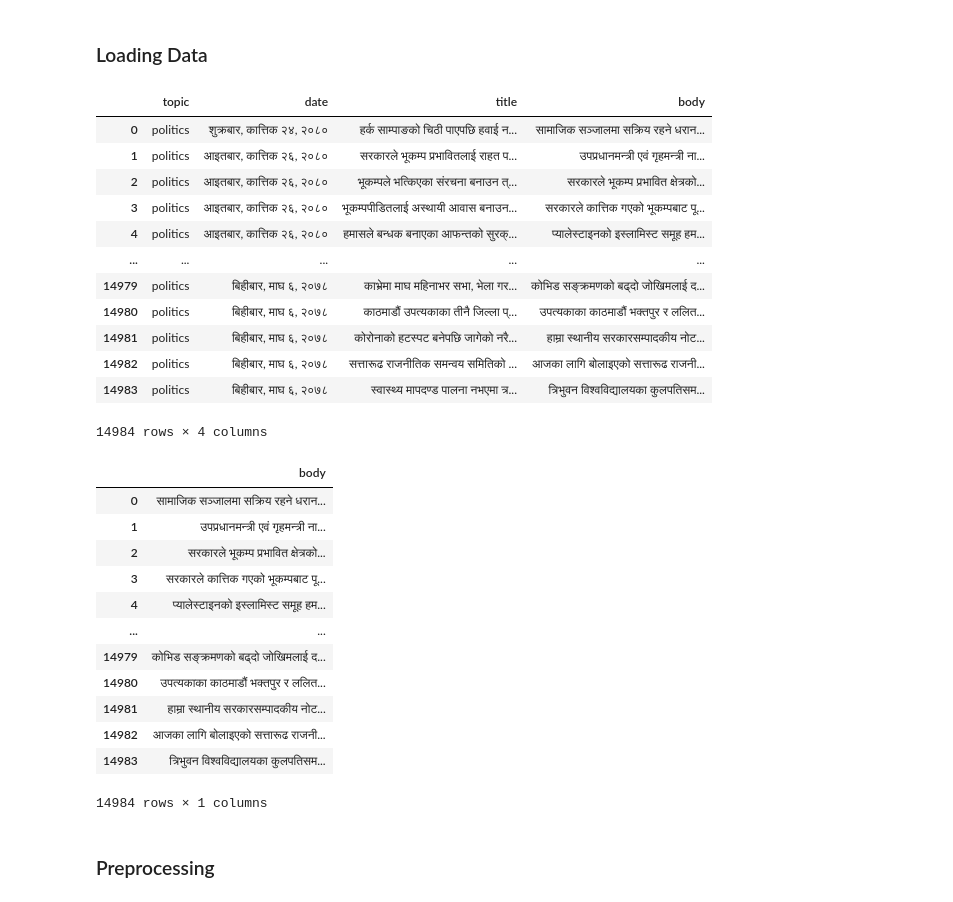
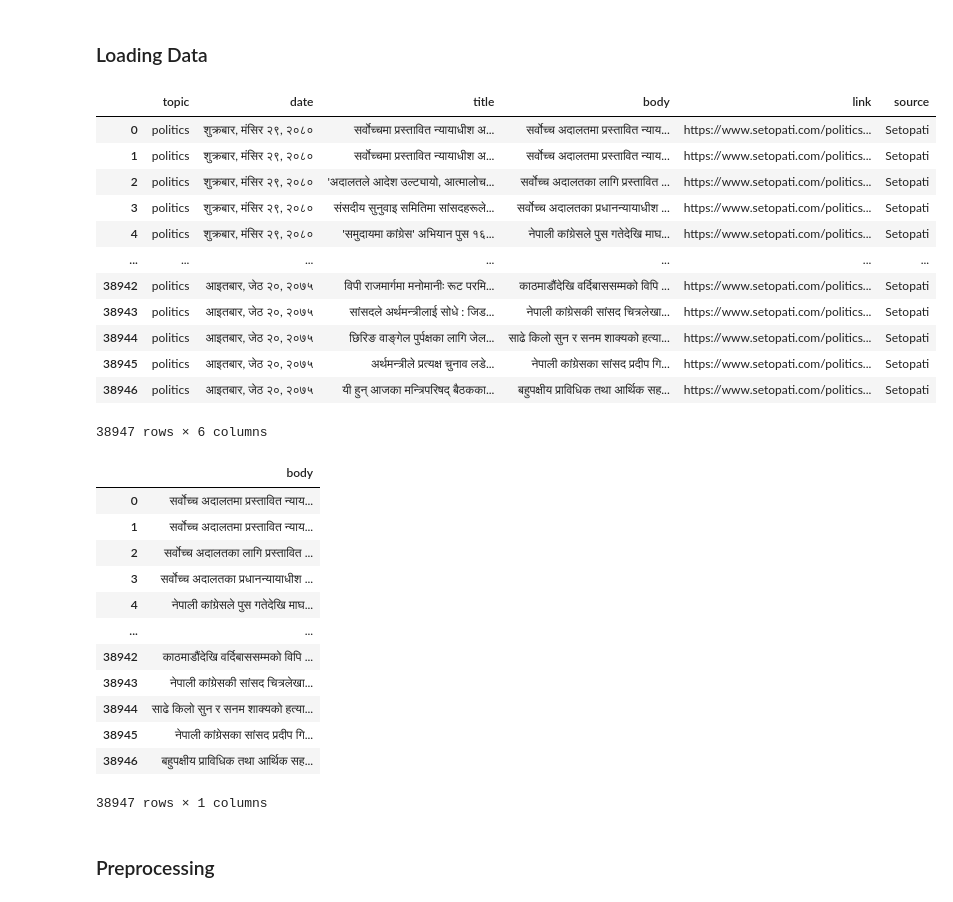
Before and after one commit to adh-aashish/topic_modeling, a Jupyter notebook: notebook/lda_political_news.ipynb, the cells around one changed output. Saved outputs shown, nothing was run; the diff lists cells and outputs as text; code cells hidden in the pictures.

```diff
--- a/notebook/lda_political_news.ipynb
+++ b/notebook/lda_political_news.ipynb
@@ -8,38 +10,38 @@ import nltk
 # %%
-df = pd.read_csv("../data/news-setopati/news-setopati-processed.csv")
+df = pd.read_csv("../data/news-setopati/news_setopati_preprocessed_1.csv")
 df
 # %% [output]
-|  | topic | date | title | body |
-| 0 | politics | शुक्रबार, कात्तिक २४, २०८० | हर्क साम्पाङको चिठी पाएपछि हवाई न... | सामाजिक सञ्जालमा सक्रिय रहने धरान... |
-| 1 | politics | आइतबार, कात्तिक २६, २०८० | सरकारले भूकम्प प्रभावितलाई राहत प... | उपप्रधानमन्त्री एवं गृहमन्त्री ना... |
-| 2 | politics | आइतबार, कात्तिक २६, २०८० | भूकम्पले भत्किएका संरचना बनाउन त्... | सरकारले भूकम्प प्रभावित क्षेत्रको... |
-| 3 | politics | आइतबार, कात्तिक २६, २०८० | भूकम्पपीडितलाई अस्थायी आवास बनाउन... | सरकारले कात्तिक गएको भूकम्पबाट पू... |
-| 4 | politics | आइतबार, कात्तिक २६, २०८० | हमासले बन्धक बनाएका आफन्तको सुरक्... | प्यालेस्टाइनको इस्लामिस्ट समूह हम... |
-| ... | ... | ... | ... | ... |
-| 14979 | politics | बिहीबार, माघ ६, २०७८ | काभ्रेमा माघ महिनाभर सभा, भेला गर... | कोभिड सङ्क्रमणको बढ्दो जोखिमलाई द... |
-| 14980 | politics | बिहीबार, माघ ६, २०७८ | काठमाडौं उपत्यकाका तीनै जिल्ला प्... | उपत्यकाका काठमाडौं भक्तपुर र ललित... |
-| 14981 | politics | बिहीबार, माघ ६, २०७८ | कोरोनाको हटस्पट बनेपछि जागेको नरै... | हाम्रा स्थानीय सरकारसम्पादकीय नोट... |
-| 14982 | politics | बिहीबार, माघ ६, २०७८ | सत्तारूढ राजनीतिक समन्वय समितिको ... | आजका लागि बोलाइएको सत्तारूढ राजनी... |
-| 14983 | politics | बिहीबार, माघ ६, २०७८ | स्वास्थ्य मापदण्ड पालना नभएमा त्र... | त्रिभुवन विश्वविद्यालयका कुलपतिसम... |
+|  | topic | date | title | body | link | source |
+| 0 | politics | शुक्रबार, मंसिर २९, २०८० | सर्वोच्चमा प्रस्तावित न्यायाधीश अ... | सर्वोच्च अदालतमा प्रस्तावित न्याय... | https://www.setopati.com/politics... | Setopati |
+| 1 | politics | शुक्रबार, मंसिर २९, २०८० | सर्वोच्चमा प्रस्तावित न्यायाधीश अ... | सर्वोच्च अदालतमा प्रस्तावित न्याय... | https://www.setopati.com/politics... | Setopati |
+| 2 | politics | शुक्रबार, मंसिर २९, २०८० | 'अदालतले आदेश उल्ट्यायो, आत्मालोच... | सर्वोच्च अदालतका लागि प्रस्तावित ... | https://www.setopati.com/politics... | Setopati |
+| 3 | politics | शुक्रबार, मंसिर २९, २०८० | संसदीय सुनुवाइ समितिमा सांसदहरूले... | सर्वोच्च अदालतका प्रधानन्यायाधीश ... | https://www.setopati.com/politics... | Setopati |
+| 4 | politics | शुक्रबार, मंसिर २९, २०८० | 'समुदायमा कांग्रेस' अभियान पुस १६... | नेपाली कांग्रेसले पुस गतेदेखि माघ... | https://www.setopati.com/politics... | Setopati |
+| ... | ... | ... | ... | ... | ... | ... |
+| 38942 | politics | आइतबार, जेठ २०, २०७५ | विपी राजमार्गमा मनोमानीः रूट परमि... | काठमाडौंदेखि वर्दिबाससम्मको विपि ... | https://www.setopati.com/politics... | Setopati |
+| 38943 | politics | आइतबार, जेठ २०, २०७५ | सांसदले अर्थमन्त्रीलाई सोधे : जिड... | नेपाली कांग्रेसकी सांसद चित्रलेखा... | https://www.setopati.com/politics... | Setopati |
+| 38944 | politics | आइतबार, जेठ २०, २०७५ | छिरिङ वाङ्गेल पुर्पक्षका लागि जेल... | साढे किलो सुन र सनम शाक्यको हत्या... | https://www.setopati.com/politics... | Setopati |
+| 38945 | politics | आइतबार, जेठ २०, २०७५ | अर्थमन्त्रीले प्रत्यक्ष चुनाव लडे... | नेपाली कांग्रेसका सांसद प्रदीप गि... | https://www.setopati.com/politics... | Setopati |
+| 38946 | politics | आइतबार, जेठ २०, २०७५ | यी हुन् आजका मन्त्रिपरिषद् बैठकका... | बहुपक्षीय प्राविधिक तथा आर्थिक सह... | https://www.setopati.com/politics... | Setopati |
-14984 rows × 4 columns
+38947 rows × 6 columns
 # %%
 unprocessed_data = pd.DataFrame(columns=['body'])
 unprocessed_data["body"] = df["body"].apply(str)
 unprocessed_data
 # %% [output]
 |  | body |
-| 0 | सामाजिक सञ्जालमा सक्रिय रहने धरान... |
-| 1 | उपप्रधानमन्त्री एवं गृहमन्त्री ना... |
-| 2 | सरकारले भूकम्प प्रभावित क्षेत्रको... |
-| 3 | सरकारले कात्तिक गएको भूकम्पबाट पू... |
-| 4 | प्यालेस्टाइनको इस्लामिस्ट समूह हम... |
+| 0 | सर्वोच्च अदालतमा प्रस्तावित न्याय... |
+| 1 | सर्वोच्च अदालतमा प्रस्तावित न्याय... |
+| 2 | सर्वोच्च अदालतका लागि प्रस्तावित ... |
+| 3 | सर्वोच्च अदालतका प्रधानन्यायाधीश ... |
+| 4 | नेपाली कांग्रेसले पुस गतेदेखि माघ... |
 | ... | ... |
-| 14979 | कोभिड सङ्क्रमणको बढ्दो जोखिमलाई द... |
-| 14980 | उपत्यकाका काठमाडौं भक्तपुर र ललित... |
-| 14981 | हाम्रा स्थानीय सरकारसम्पादकीय नोट... |
-| 14982 | आजका लागि बोलाइएको सत्तारूढ राजनी... |
-| 14983 | त्रिभुवन विश्वविद्यालयका कुलपतिसम... |
+| 38942 | काठमाडौंदेखि वर्दिबाससम्मको विपि ... |
+| 38943 | नेपाली कांग्रेसकी सांसद चित्रलेखा... |
+| 38944 | साढे किलो सुन र सनम शाक्यको हत्या... |
+| 38945 | नेपाली कांग्रेसका सांसद प्रदीप गि... |
+| 38946 | बहुपक्षीय प्राविधिक तथा आर्थिक सह... |
-14984 rows × 1 columns
+38947 rows × 1 columns
 # %% [markdown]
 ### Preprocessing
 # %%
```
Also changed, not shown: parts of 39 cells of this notebook, 10 other files.
